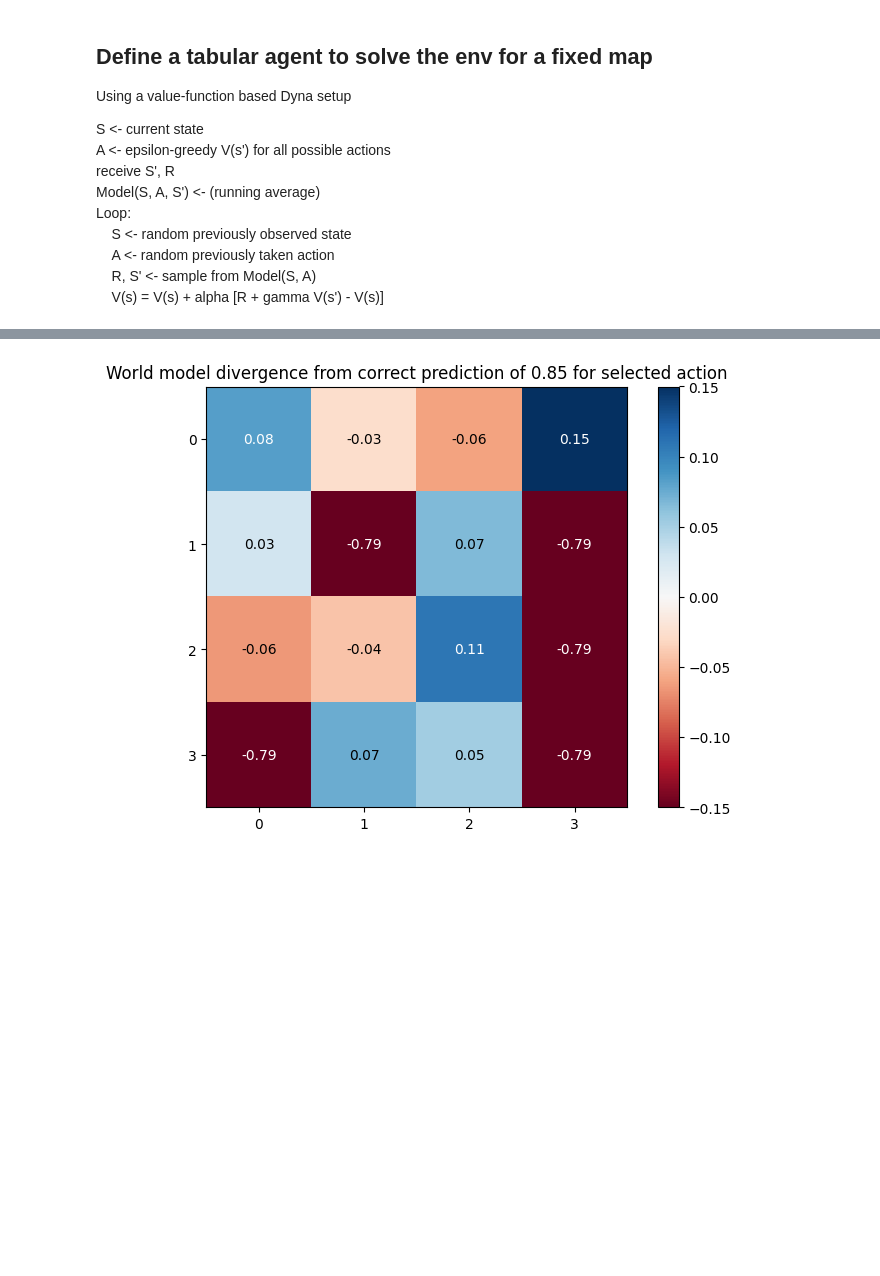
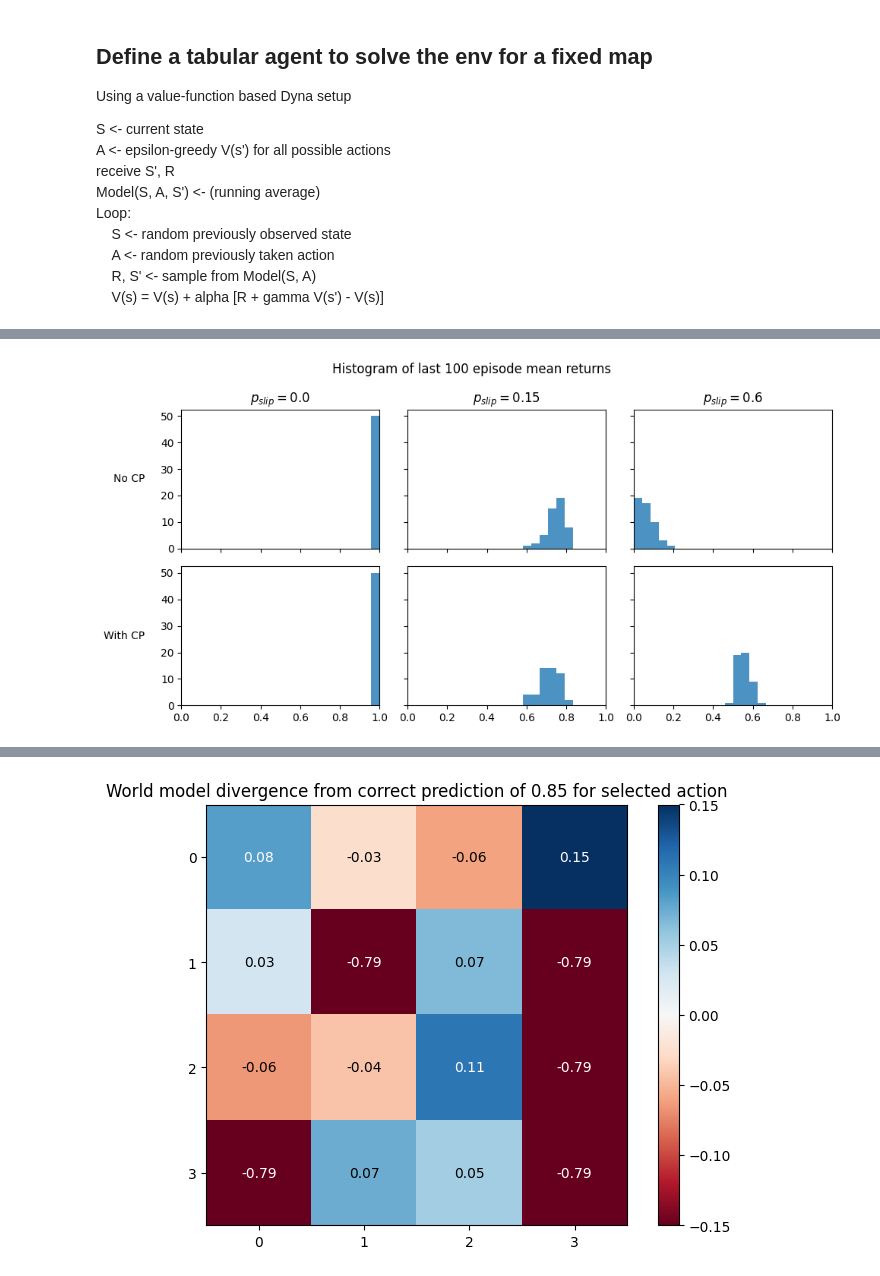
Before and after one commit to foty-hub/msc_thesis, a Jupyter notebook: notebooks/frozen_lake/frozen_lake_testing.ipynb, the cells around one changed output, grey strips where cells are left out. Drawn from its saved outputs; the diff is of its cells as text; code cells hidden in the pictures; blank space fills up the shorter version.

```diff
--- a/notebooks/frozen_lake/frozen_lake_testing.ipynb
+++ b/notebooks/frozen_lake/frozen_lake_testing.ipynb
@@ -149,3 +186,35 @@ Slip prob: 0.30, Last 100 eps IQM: 0.165
 # %%
 agent = agents[0.15]
 # plot_grid(agent.V)
+# %%
+bins = np.linspace(0, 1, 25)
+
+fig, axes = plt.subplots(nrows=2, ncols=3, sharex=True, sharey=True, figsize=(10, 5))
+
+
+# Plot No CP returns
+axes[0, 0].hist(no_cp_returns_hist[0.0], bins=bins, alpha=0.8)
+axes[0, 1].hist(no_cp_returns_hist[0.15], bins=bins, alpha=0.8)
+axes[0, 2].hist(no_cp_returns_hist[0.6], bins=bins, alpha=0.8)
+
+# Plot CP returns
+axes[1, 0].hist(cp_returns_hist[0.0], bins=bins, alpha=0.8)
+axes[1, 1].hist(cp_returns_hist[0.15], bins=bins, alpha=0.8)
+axes[1, 2].hist(cp_returns_hist[0.6], bins=bins, alpha=0.8)
+
+# Optional: enforce identical limits explicitly (sharex/sharey already sync them)
+axes[1, 0].set_xlim(bins[0], bins[-1])
+axes[1, 0].set_ylim(bottom=0)
+
+# Add labels
+axes[0, 0].set_ylabel("No CP", rotation=0, labelpad=15, ha="right", va="center")
+axes[1, 0].set_ylabel("With CP", rotation=0, labelpad=15, ha="right", va="center")
+axes[0, 0].set_title(r"$p_{slip}=0.0$")
+axes[0, 1].set_title(r"$p_{slip}=0.15$")
+axes[0, 2].set_title(r"$p_{slip}=0.6$")
+
+fig.suptitle("Histogram of last 100 episode mean returns")
+plt.tight_layout()
+plt.show()
+# %% [output]
+[figure, added]
```
Also changed, not shown: parts of 8 cells of this notebook, 5 other files.
